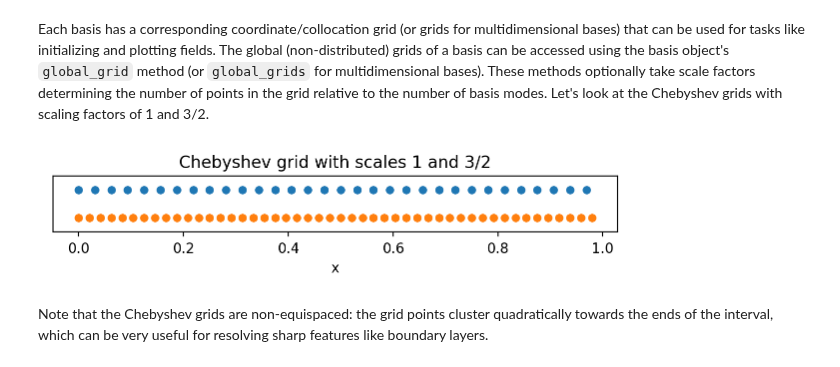
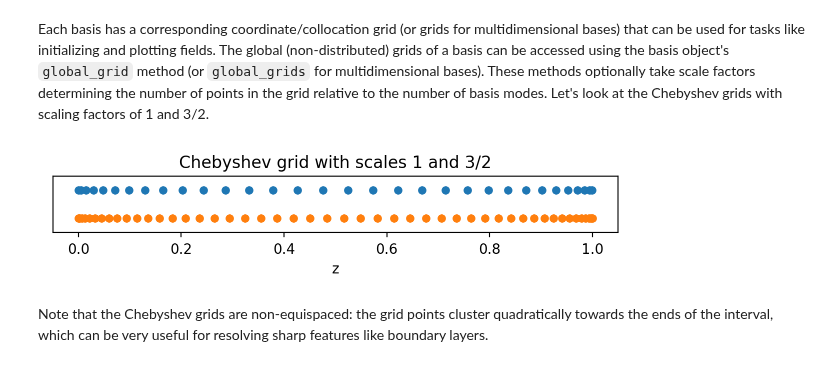
Before and after one commit to DedalusProject/dedalus, a Jupyter notebook: docs/notebooks/dedalus_tutorial_bases_domains.ipynb, the cells around one changed output. Cells and saved outputs as stored; diff of their text form; code cells hidden in the pictures.

```diff
--- a/docs/notebooks/dedalus_tutorial_bases_domains.ipynb
+++ b/docs/notebooks/dedalus_tutorial_bases_domains.ipynb
@@ -142,19 +146,19 @@ The global (non-distributed) grids of a basis can be accessed using the basis ob
 These methods optionally take scale factors determining the number of points in the grid relative to the number of basis modes.
 Let's look at the Chebyshev grids with scaling factors of 1 and 3/2.
 # %%
-grid_normal = xbasis.global_grid(scale=1).ravel()
-grid_dealias = xbasis.global_grid(scale=3/2).ravel()
+grid_normal = zbasis.global_grid(scale=1).ravel()
+grid_dealias = zbasis.global_grid(scale=3/2).ravel()
 
 plt.figure(figsize=(6, 1.5), dpi=100)
 plt.plot(grid_normal, 0*grid_normal+1, 'o', markersize=5)
 plt.plot(grid_dealias, 0*grid_dealias-1, 'o', markersize=5)
-plt.xlabel('x')
+plt.xlabel('z')
 plt.title('Chebyshev grid with scales 1 and 3/2')
 plt.ylim([-2, 2])
 plt.gca().yaxis.set_ticks([]);
 plt.tight_layout()
 # %% [output]
-[figure, old version]
+[figure, new version]
 # %% [markdown]
 Note that the Chebyshev grids are non-equispaced: the grid points cluster quadratically towards the ends of the interval, which can be very useful for resolving sharp features like boundary layers.
 # %% [markdown]
```
Also changed, not shown: parts of 8 cells of this notebook, 5 other files.
